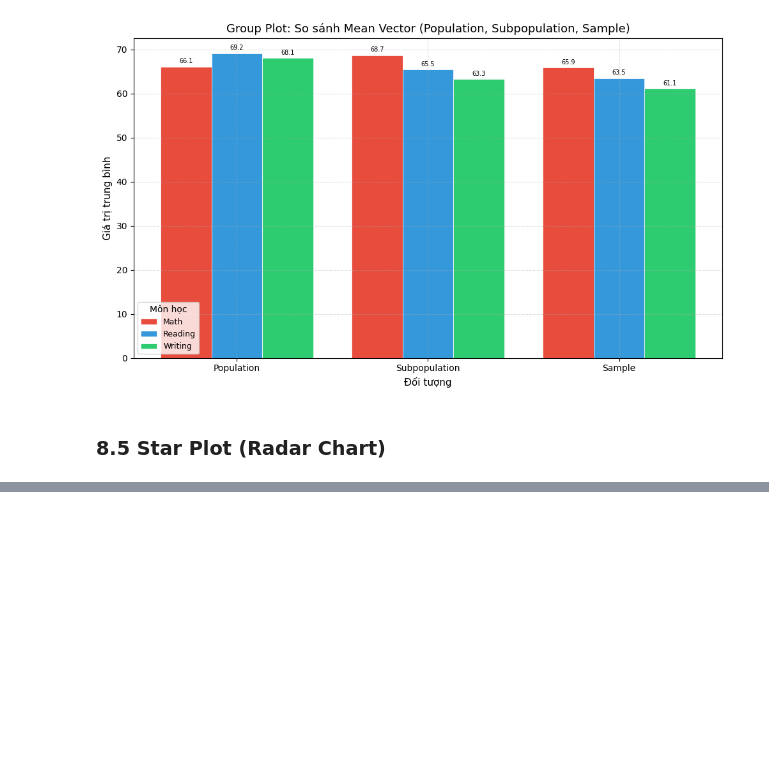
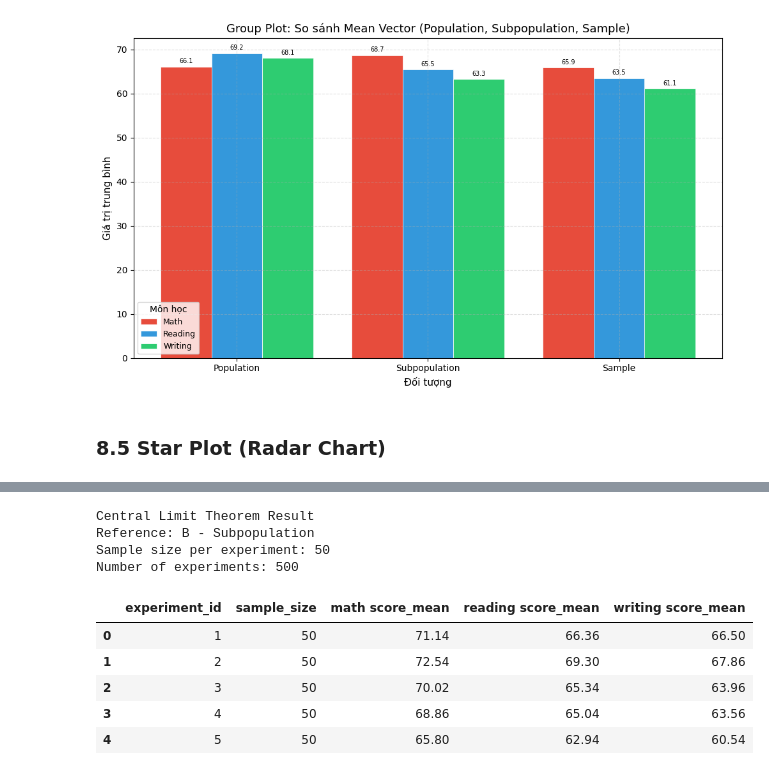
Before and after one commit to ntnthinh205/gk_msa, a Jupyter notebook: multivariate_statistics.ipynb, the cells around one changed output, grey strips where cells are left out. Cells and saved outputs as stored; diff of their text form; code cells hidden in the pictures; blank space fills up the shorter version.

```diff
--- a/multivariate_statistics.ipynb
+++ b/multivariate_statistics.ipynb
@@ -3214,0 +3482,15 @@ plt.show()
+# %%
+def choose_clt_sample_size(source_df, desired_sample_size=50):
+    """
+    Chọn kích thước sample dùng cho CLT.
+
+    Nếu tập nguồn có đủ dữ liệu thì dùng desired_sample_size.
+    Nếu không đủ thì dùng kích thước nhỏ hơn.
+    """
+
+    source_size = len(source_df)
+
+    if source_size >= desired_sample_size:
+        return desired_sample_size
+
+    return source_size
@@ -3214,0 +3573,33 @@ plt.show()
+# %%
+CLT_SAMPLE_SIZE = choose_clt_sample_size(
+    source_df=clt_source_df,
+    desired_sample_size=50
+)
+
+NUM_EXPERIMENTS = 500
+
+clt_result_df = run_central_limit_theorem_experiment(
+    source_df=clt_source_df,
+    score_cols=score_cols,
+    sample_size=CLT_SAMPLE_SIZE,
+    num_experiments=NUM_EXPERIMENTS,
+    random_state=RANDOM_STATE
+)
+
+print("Central Limit Theorem Result")
+print("Reference:", clt_reference_name)
+print("Sample size per experiment:", CLT_SAMPLE_SIZE)
+print("Number of experiments:", NUM_EXPERIMENTS)
+
+display(clt_result_df.head())
+# %% [output]
+Central Limit Theorem Result
+Reference: B - Subpopulation
+Sample size per experiment: 50
+Number of experiments: 500
+|  | experiment_id | sample_size | math score_mean | reading score_mean | writing score_mean |
+| 0 | 1 | 50 | 71.14 | 66.36 | 66.50 |
+| 1 | 2 | 50 | 72.54 | 69.30 | 67.86 |
+| 2 | 3 | 50 | 70.02 | 65.34 | 63.96 |
+| 3 | 4 | 50 | 68.86 | 65.04 | 63.56 |
+| 4 | 5 | 50 | 65.80 | 62.94 | 60.54 |
```
Also changed, not shown: parts of 23 cells of this notebook.
